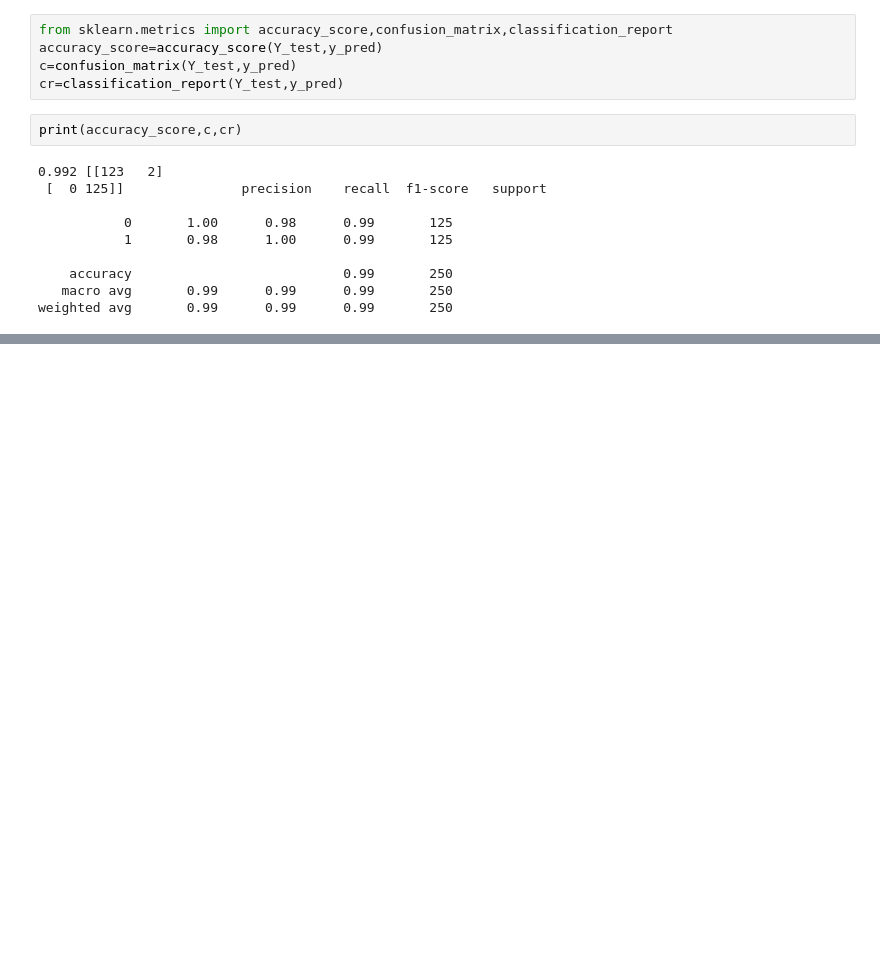
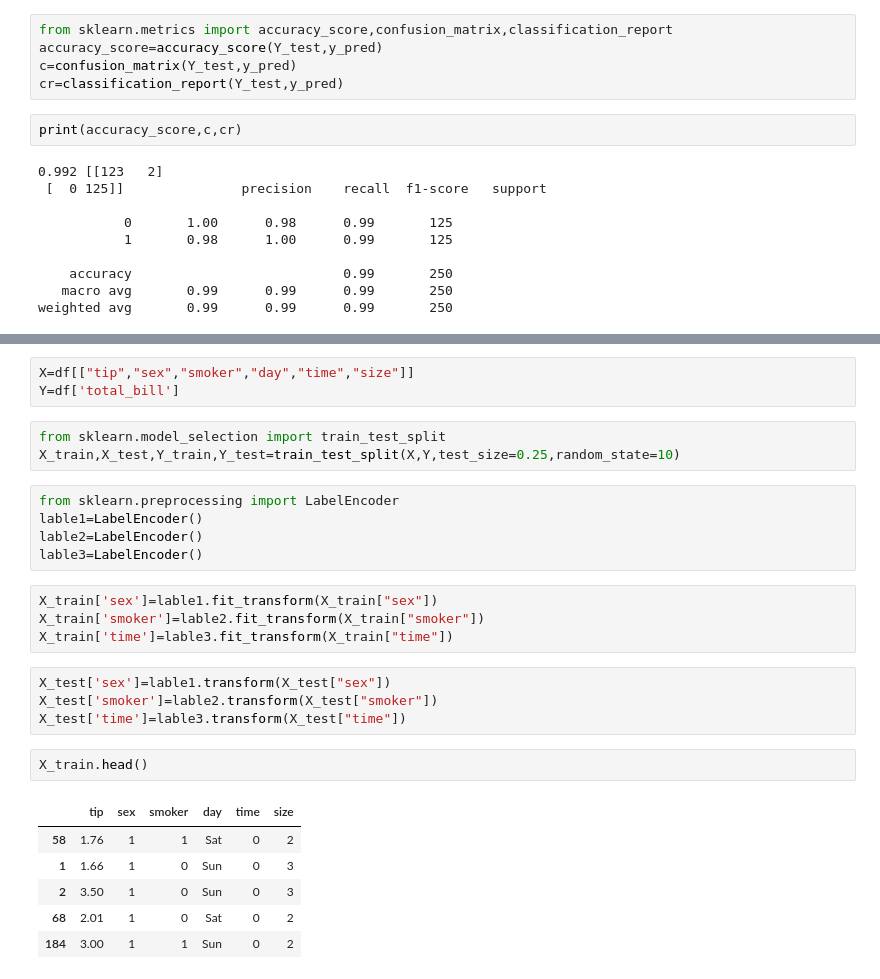
Before and after one commit to sumedhnvda/Learn_ML, a Jupyter notebook: SVM/ml.ipynb, the cells around one changed output, grey strips where cells are left out. Drawn from its saved outputs; the diff is of its cells as text; blank space fills up the shorter version.

```diff
--- a/SVM/ml.ipynb
+++ b/SVM/ml.ipynb
@@ -78,0 +109,28 @@ weighted avg       0.99      0.99      0.99       250
+# %%
+X=df[["tip","sex","smoker","day","time","size"]]
+Y=df['total_bill']
+# %%
+from sklearn.model_selection import train_test_split
+X_train,X_test,Y_train,Y_test=train_test_split(X,Y,test_size=0.25,random_state=10)
+# %%
+from sklearn.preprocessing import LabelEncoder
+lable1=LabelEncoder()
+lable2=LabelEncoder()
+lable3=LabelEncoder()
+# %%
+X_train['sex']=lable1.fit_transform(X_train["sex"])
+X_train['smoker']=lable2.fit_transform(X_train["smoker"])
+X_train['time']=lable3.fit_transform(X_train["time"])
+# %%
+X_test['sex']=lable1.transform(X_test["sex"])
+X_test['smoker']=lable2.transform(X_test["smoker"])
+X_test['time']=lable3.transform(X_test["time"])
+# %%
+X_train.head()
+# %% [output]
+|  | tip | sex | smoker | day | time | size |
+| 58 | 1.76 | 1 | 1 | Sat | 0 | 2 |
+| 1 | 1.66 | 1 | 0 | Sun | 0 | 3 |
+| 2 | 3.50 | 1 | 0 | Sun | 0 | 3 |
+| 68 | 2.01 | 1 | 0 | Sat | 0 | 2 |
+| 184 | 3.00 | 1 | 1 | Sun | 0 | 2 |
```
Also changed, not shown: parts of 13 cells of this notebook.
